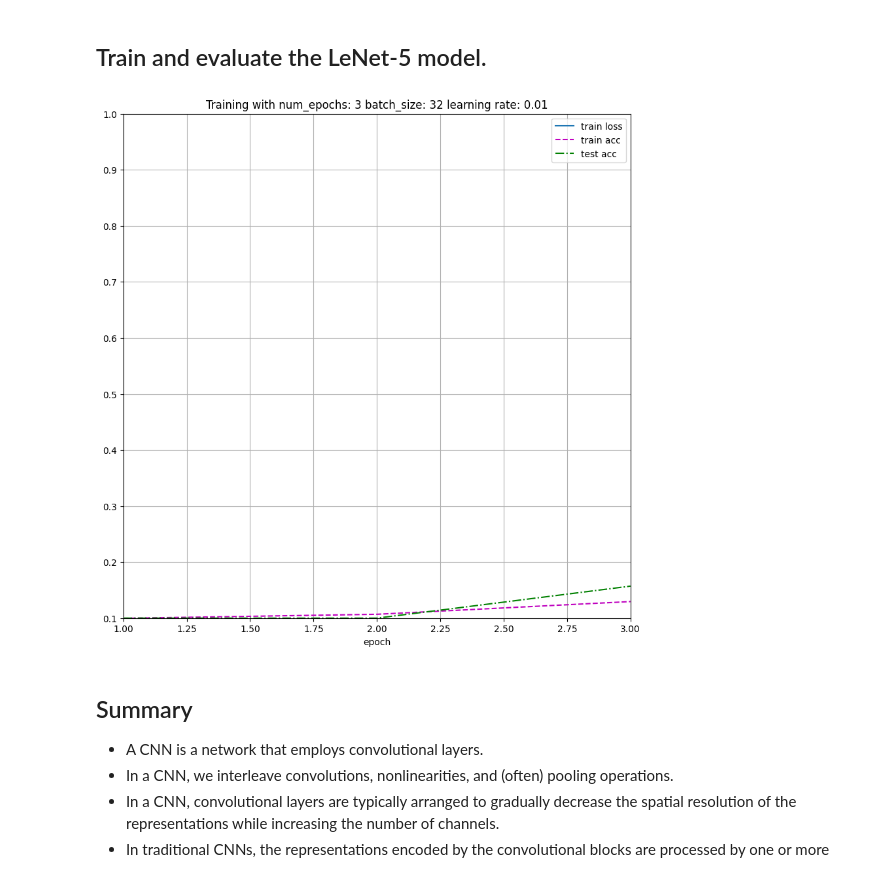
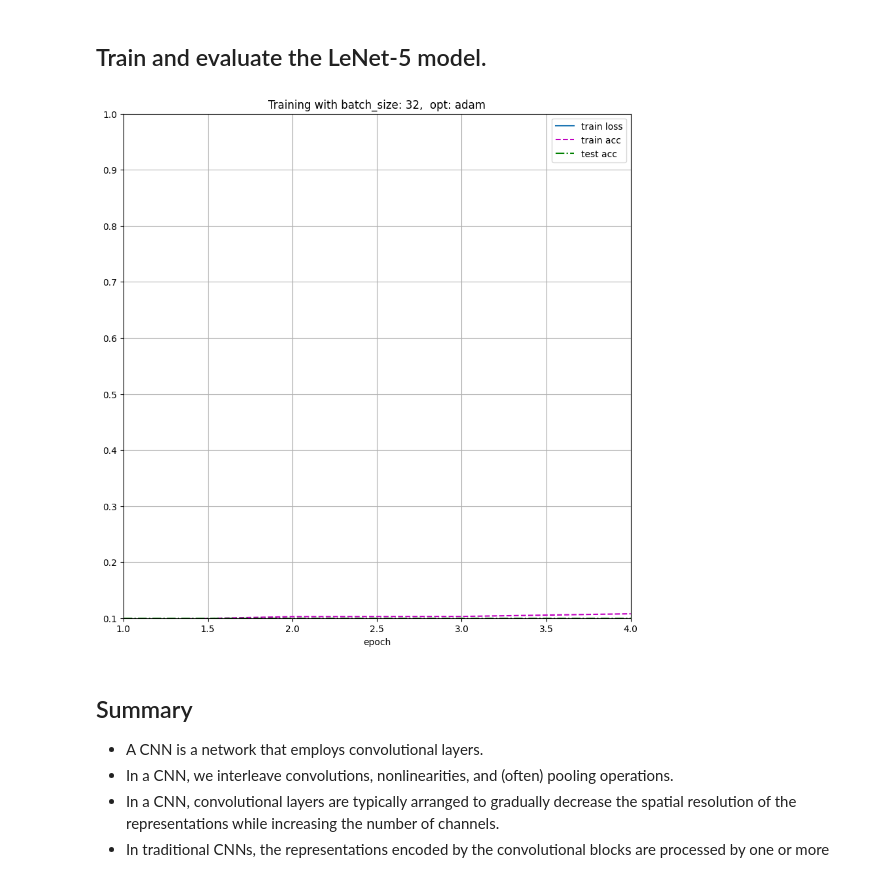
Before and after one commit to ChrisKantor/CAP-6415-Computer-Vision, a Jupyter notebook: CV_Module_5_3__Convolutional_Neural_Networks.ipynb, the cells around one changed output. Saved outputs shown, nothing was run; the diff lists cells and outputs as text; code cells hidden in the pictures.

```diff
--- a/CV_Module_5_3__Convolutional_Neural_Networks.ipynb
+++ b/CV_Module_5_3__Convolutional_Neural_Networks.ipynb
@@ -524,7 +524,7 @@ def train_one_epoch (net, train_iter, loss, updater):
 
 #-------------------------------------------------------------------------------
 #changing train_full to take a title, optimizer, and initializer
-def train_full (net, train_iter, test_iter, num_epochs, lr, title, init, opt):
+def train_full (net, train_iter, test_iter, num_epochs, lr, title, opt):
 
     animator = Animator(title=title, xlabel='epoch', xlim=[1, num_epochs], ylim=[0.1, 1.0],
                        legend=['train loss', 'train acc', 'test acc'])
@@ -540,14 +540,7 @@ def train_full (net, train_iter, test_iter, num_epochs, lr, title, init, opt):
     # Below code allows you to use other well known initialization strategies.
     def init_weights(m):
         if type(m) == nn.Linear or type(m) == nn.Conv2d:
-          if init == 'xavier_normal':
-            nn.init.xavier_normal_(m.weight)
-
-          elif init == 'kaiming_normal':
-            nn.init.kaiming_normal_(m.weight) # -- good for networks with RELU
-
-          else:
-            nn.init.uniform_(m.weight)
+          nn.init.xavier_normal_(m.weight)
 
     # Uncomment the below if you want to do other types of initializations
     net.apply(init_weights)
@@ -587,20 +580,20 @@ def train_full (net, train_iter, test_iter, num_epochs, lr, title, init, opt):
 # %% [markdown]
 ## Train and evaluate the LeNet-5 model.
 # %%
-lr = 0.01 # Possible choices: 0.00001, 0.0001, 0.001, 0.01, 0.1
-num_epochs = 3 # # Possible choices: 500, 250, 50 -- inversely related to the learning rate
+lr = 0.001 # Possible choices: 0.00001, 0.0001, 0.001, 0.01, 0.1
+num_epochs = 4 # # Possible choices: 500, 250, 50 -- inversely related to the learning rate
 if torch.cuda.is_available():
   device = torch.device("cuda:0")
 else:
   device = torch.device("cpu")
 
 net.to(device)
 total_params = sum(p.numel() for p in net.parameters() if p.requires_grad)
 
 print('On:', device, 'Number of parameters to estimate/learn:', total_params)
-train_full (net, train_iter, test_iter, num_epochs, lr, f'Training with num_epochs: {num_epochs} batch_size: {batch_size} learning rate: {lr}', 'xavier_normal', 'SGD');
+train_full (net, train_iter, test_iter, num_epochs, lr, f'Training with batch_size: {batch_size},  opt: adam', 'SGD');
 # %% [output]
-[figure, old version]
+[figure, new version]
 # %% [markdown]
 ## Summary
 
```
Also changed, not shown: parts of 2 cells of this notebook.
